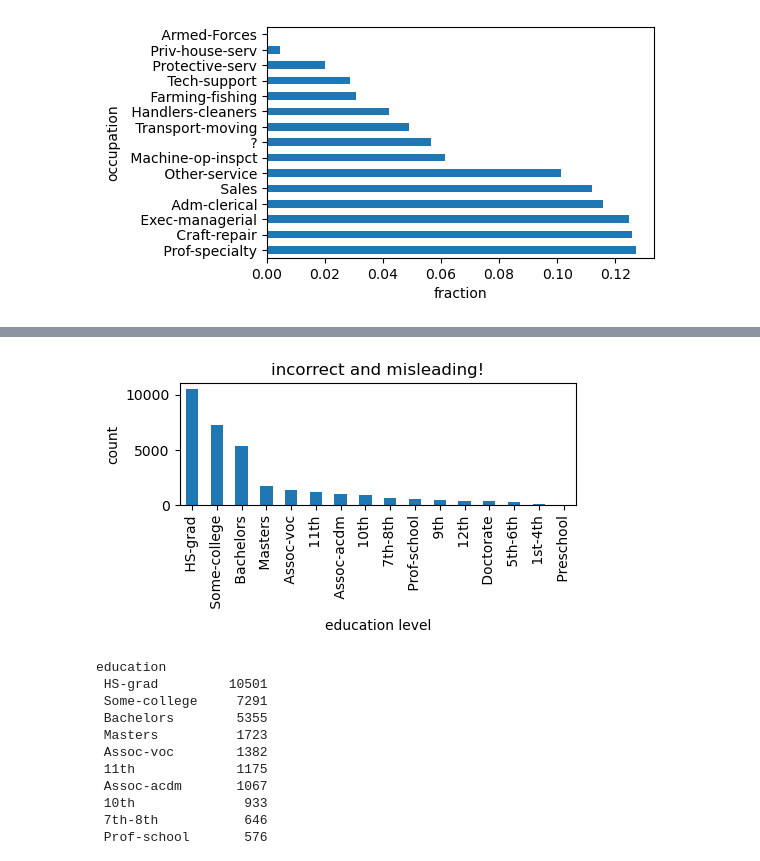
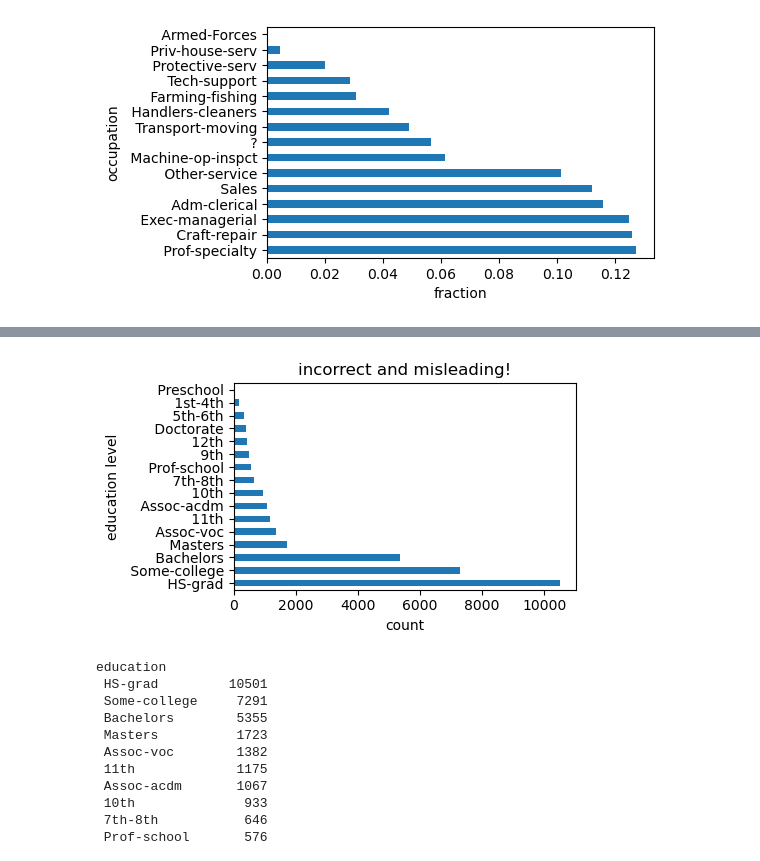
Before and after one commit to BrownDSI/DATA1030-Fall2023, a Jupyter notebook: week2 - EDA/EDA_p2.ipynb, the cells around one changed output, grey strips where cells are left out. Drawn from its saved outputs; the diff is of its cells as text; code cells hidden in the pictures.

```diff
--- a/week2 - EDA/EDA_p2.ipynb
+++ b/week2 - EDA/EDA_p2.ipynb
@@ -159,14 +174,14 @@ plt.show()
     - time (e.g., days of the week, months, years)
 # %%
 plt.figure(figsize=(5,3))
-pd.value_counts(df['education']).plot.bar()
-plt.ylabel('count')
-plt.xlabel('education level')
+pd.value_counts(df['education']).plot.barh()
+plt.xlabel('count')
+plt.ylabel('education level')
 plt.title('incorrect and misleading!')
 plt.tight_layout()
 plt.show()
 # %% [output]
-[figure, old version]
+[figure, new version]
 # %%
 pd.value_counts(df['education'])
 # %% [output]
```
Also changed, not shown: parts of 7 cells of this notebook, 14 other files.
